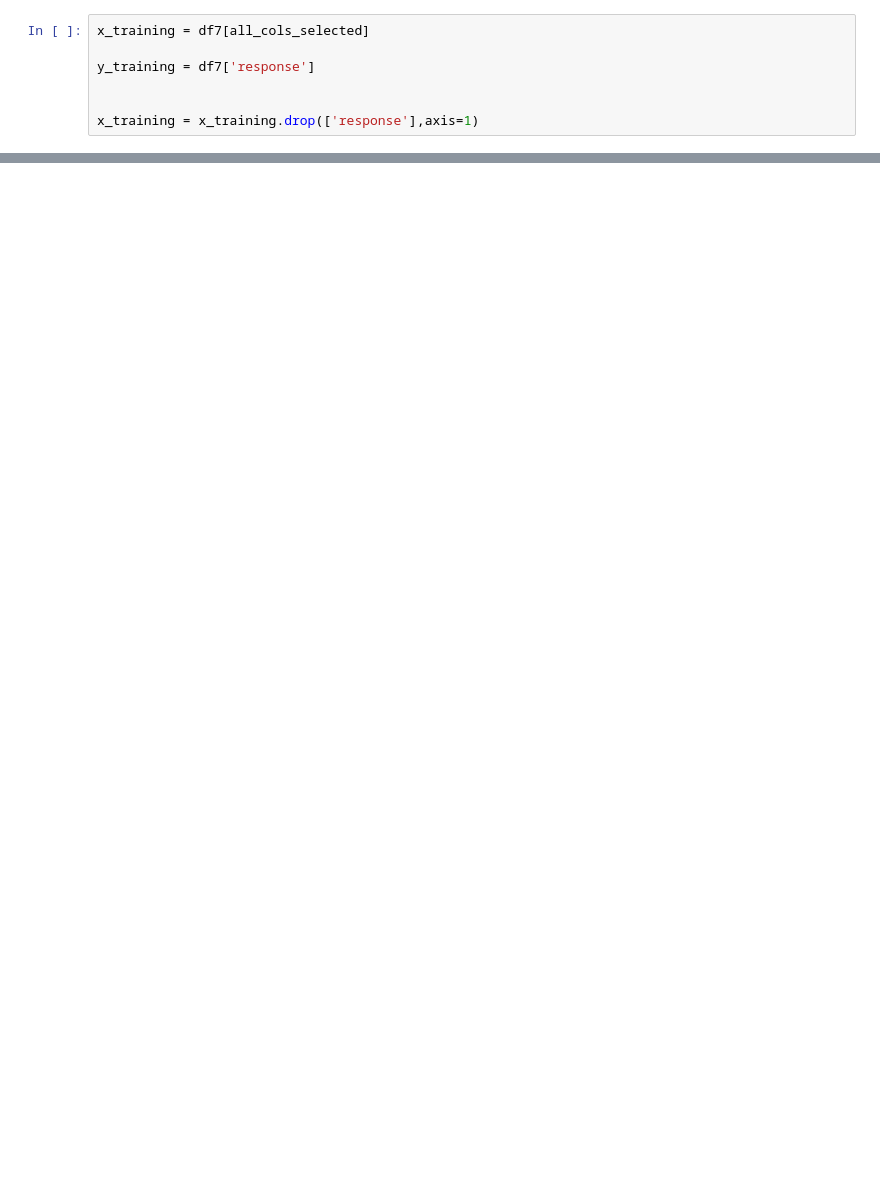
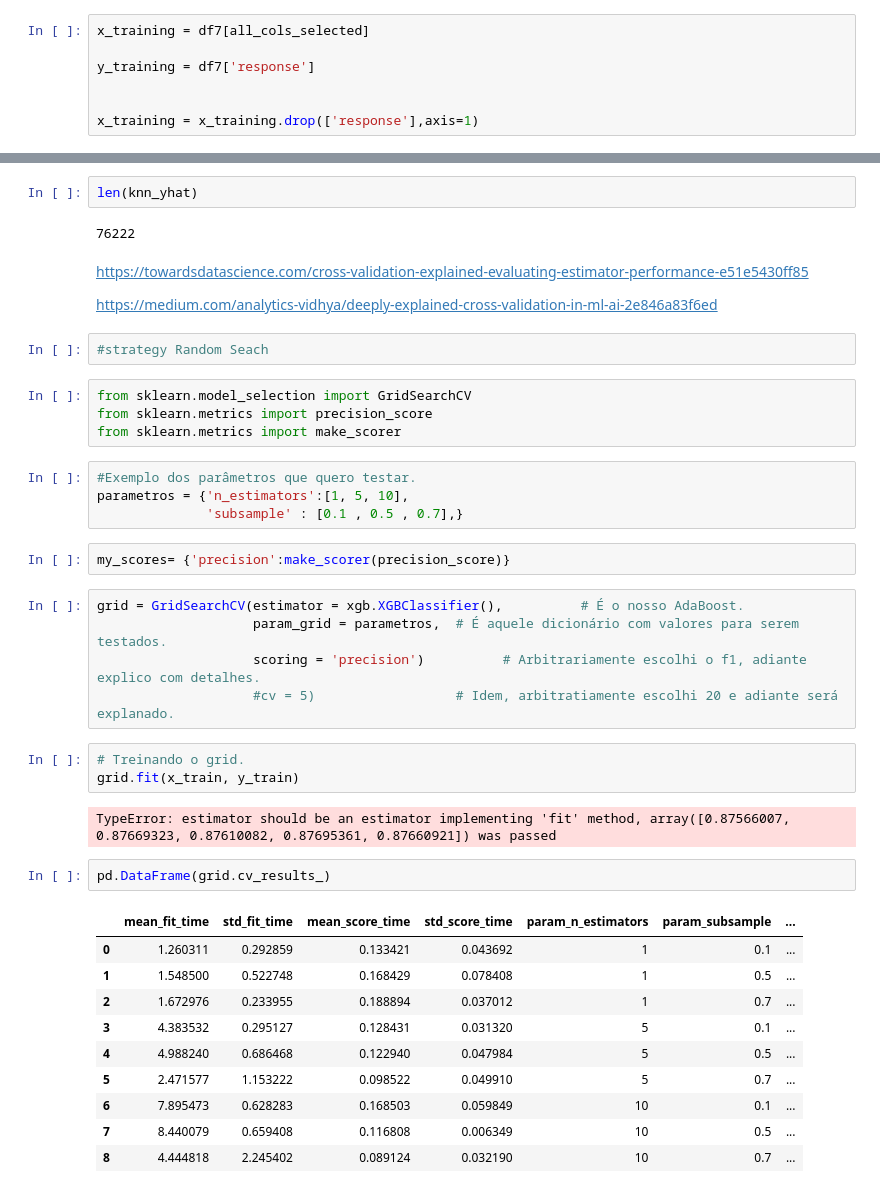
Before and after one commit to guiaraujofreitas/Insurance-Health-Cross-Sell, a Jupyter notebook: Step_8_Project_Health_Insurance_Cross_Sell.ipynb, the cells around one changed output, grey strips where cells are left out. Cells and saved outputs as stored; diff of their text form; blank space fills up the shorter version.

```diff
--- a/Step_8_Project_Health_Insurance_Cross_Sell.ipynb
+++ b/Step_8_Project_Health_Insurance_Cross_Sell.ipynb
@@ -998,0 +1026,43 @@ https://medium.com/analytics-vidhya/deeply-explained-cross-validation-in-ml-ai-2
+# %%
+len(knn_yhat)
+# %% [output]
+76222
+# %% [markdown]
+https://towardsdatascience.com/cross-validation-explained-evaluating-estimator-performance-e51e5430ff85
+
+https://medium.com/analytics-vidhya/deeply-explained-cross-validation-in-ml-ai-2e846a83f6ed
+# %%
+#strategy Random Seach
+# %%
+from sklearn.model_selection import GridSearchCV
+from sklearn.metrics import precision_score
+from sklearn.metrics import make_scorer
+# %%
+#Exemplo dos parâmetros que quero testar.
+parametros = {'n_estimators':[1, 5, 10],
+              'subsample' : [0.1 , 0.5 , 0.7],}
+# %%
+my_scores= {'precision':make_scorer(precision_score)}
+# %%
+grid = GridSearchCV(estimator = xgb.XGBClassifier(),          # É o nosso AdaBoost.
+                    param_grid = parametros,  # É aquele dicionário com valores para serem testados.
+                    scoring = 'precision')          # Arbitrariamente escolhi o f1, adiante explico com detalhes.
+                    #cv = 5)                  # Idem, arbitratiamente escolhi 20 e adiante será explanado.
+# %%
+# Treinando o grid.
+grid.fit(x_train, y_train)
+# %% [output]
+TypeError: estimator should be an estimator implementing 'fit' method, array([0.87566007, 0.87669323, 0.87610082, 0.87695361, 0.87660921]) was passed
+# %%
+pd.DataFrame(grid.cv_results_)
+# %% [output]
+|  | mean_fit_time | std_fit_time | mean_score_time | std_score_time | param_n_estimators | param_subsample | ... |
+| 0 | 1.260311 | 0.292859 | 0.133421 | 0.043692 | 1 | 0.1 | ... |
+| 1 | 1.548500 | 0.522748 | 0.168429 | 0.078408 | 1 | 0.5 | ... |
+| 2 | 1.672976 | 0.233955 | 0.188894 | 0.037012 | 1 | 0.7 | ... |
+| 3 | 4.383532 | 0.295127 | 0.128431 | 0.031320 | 5 | 0.1 | ... |
+| 4 | 4.988240 | 0.686468 | 0.122940 | 0.047984 | 5 | 0.5 | ... |
+| 5 | 2.471577 | 1.153222 | 0.098522 | 0.049910 | 5 | 0.7 | ... |
+| 6 | 7.895473 | 0.628283 | 0.168503 | 0.059849 | 10 | 0.1 | ... |
+| 7 | 8.440079 | 0.659408 | 0.116808 | 0.006349 | 10 | 0.5 | ... |
+| 8 | 4.444818 | 2.245402 | 0.089124 | 0.032190 | 10 | 0.7 | ... |
```
Also changed, not shown: parts of 19 cells of this notebook.
